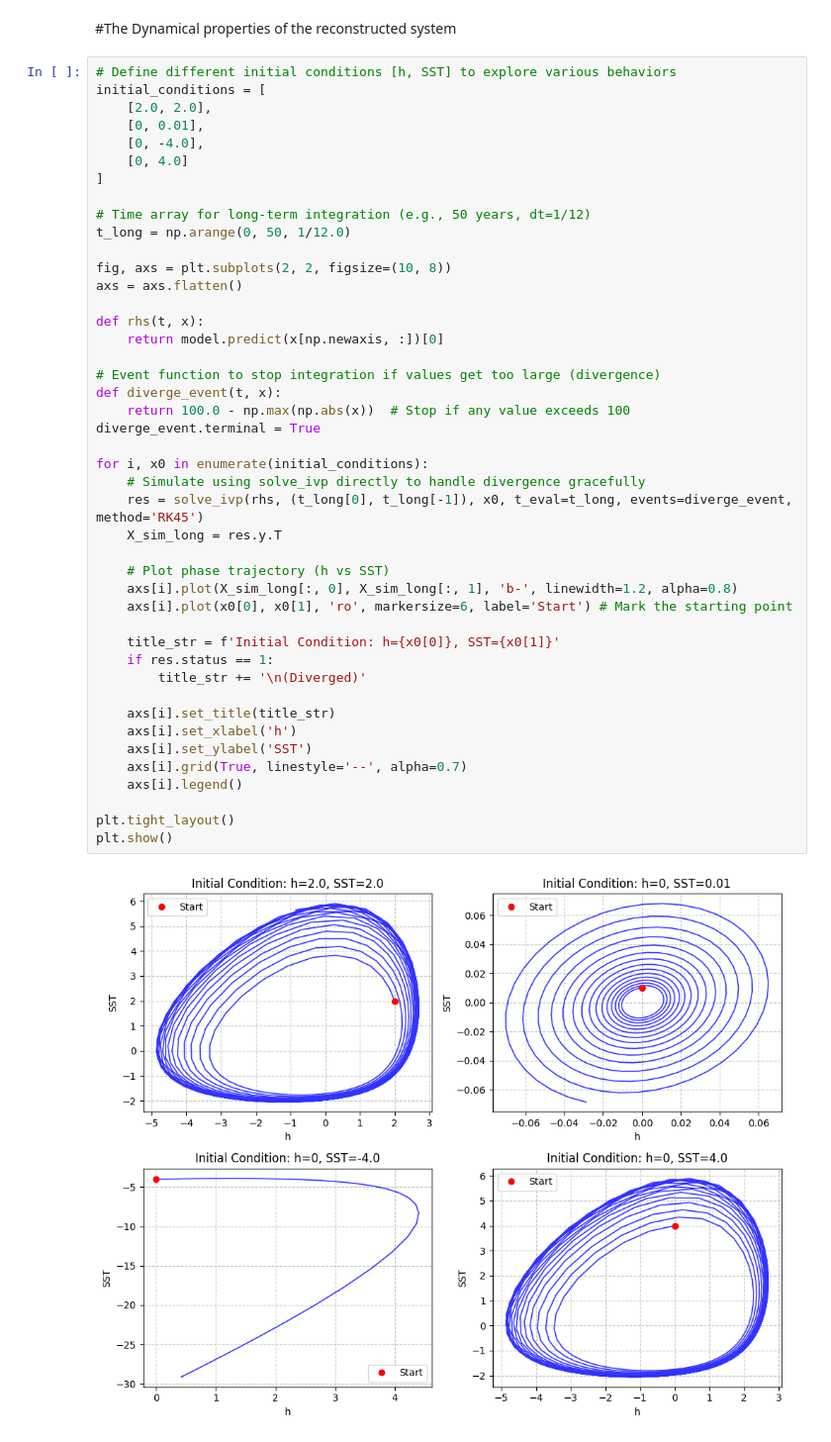
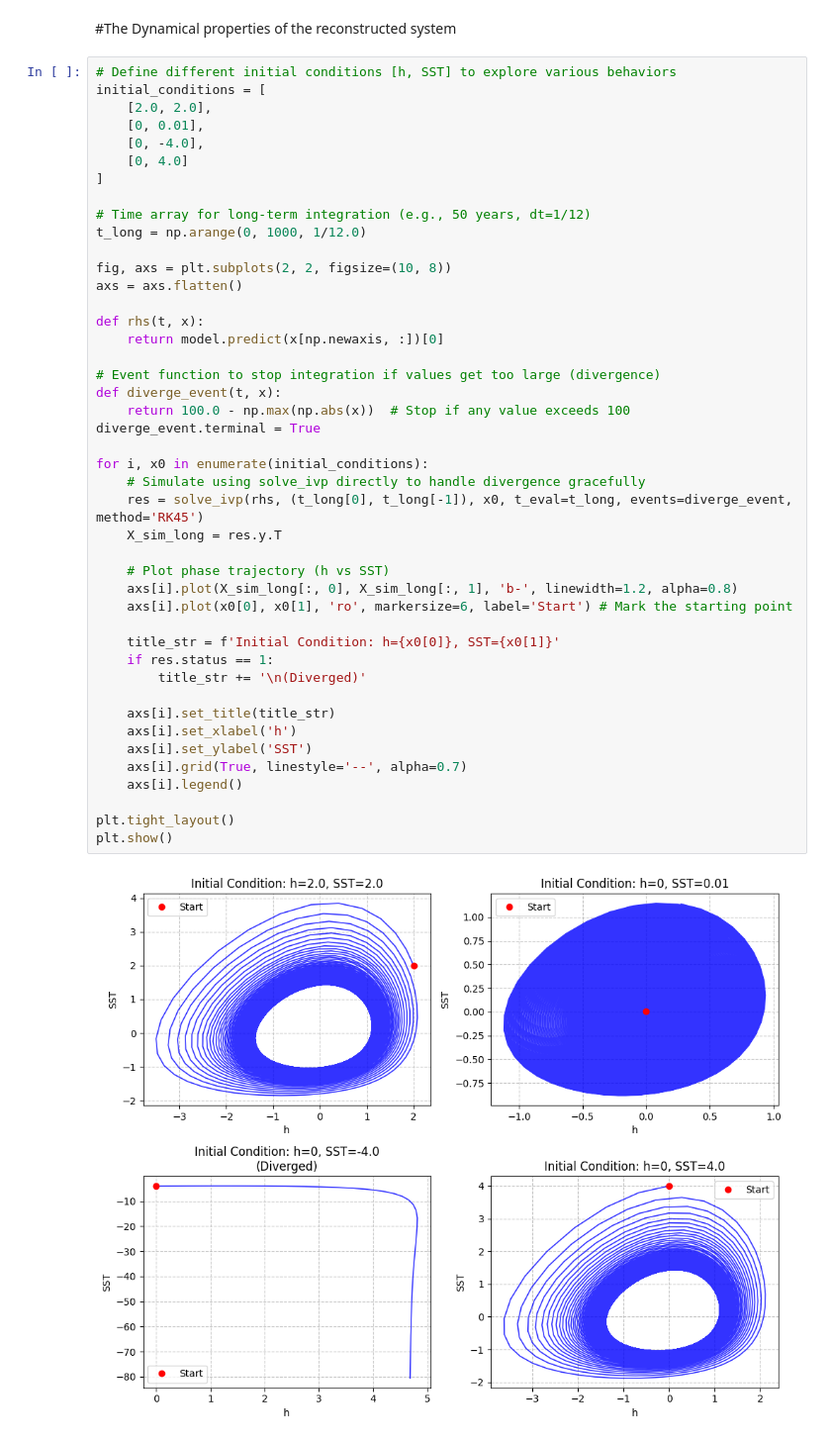
Before and after one commit to fddxxueyj/SINDy-ENSO-Recharge-Discharge-Model, a Jupyter notebook: SINDy_ReDischarge.ipynb, the cells around one changed output. Shown at 99% size. Drawn from its saved outputs; the diff is of its cells as text.

```diff
--- a/SINDy_ReDischarge.ipynb
+++ b/SINDy_ReDischarge.ipynb
@@ -192,7 +193,7 @@ initial_conditions = [
 ]
 
 # Time array for long-term integration (e.g., 50 years, dt=1/12)
-t_long = np.arange(0, 50, 1/12.0)
+t_long = np.arange(0, 1000, 1/12.0)
 
 fig, axs = plt.subplots(2, 2, figsize=(10, 8))
 axs = axs.flatten()
@@ -200,33 +201,33 @@ axs = axs.flatten()
 def rhs(t, x):
     return model.predict(x[np.newaxis, :])[0]
 
 # Event function to stop integration if values get too large (divergence)
 def diverge_event(t, x):
     return 100.0 - np.max(np.abs(x))  # Stop if any value exceeds 100
 diverge_event.terminal = True
 
 for i, x0 in enumerate(initial_conditions):
     # Simulate using solve_ivp directly to handle divergence gracefully
     res = solve_ivp(rhs, (t_long[0], t_long[-1]), x0, t_eval=t_long, events=diverge_event, method='RK45')
     X_sim_long = res.y.T
 
     # Plot phase trajectory (h vs SST)
     axs[i].plot(X_sim_long[:, 0], X_sim_long[:, 1], 'b-', linewidth=1.2, alpha=0.8)
     axs[i].plot(x0[0], x0[1], 'ro', markersize=6, label='Start') # Mark the starting point
 
     title_str = f'Initial Condition: h={x0[0]}, SST={x0[1]}'
     if res.status == 1:
         title_str += '\n(Diverged)'
 
     axs[i].set_title(title_str)
     axs[i].set_xlabel('h')
     axs[i].set_ylabel('SST')
     axs[i].grid(True, linestyle='--', alpha=0.7)
     axs[i].legend()
 
 plt.tight_layout()
 plt.show()
 # %% [output]
-[figure, old version]
+[figure, new version]
 # %%
 # Define the grid range for h and SST
```
Also changed, not shown: parts of 6 cells of this notebook.
